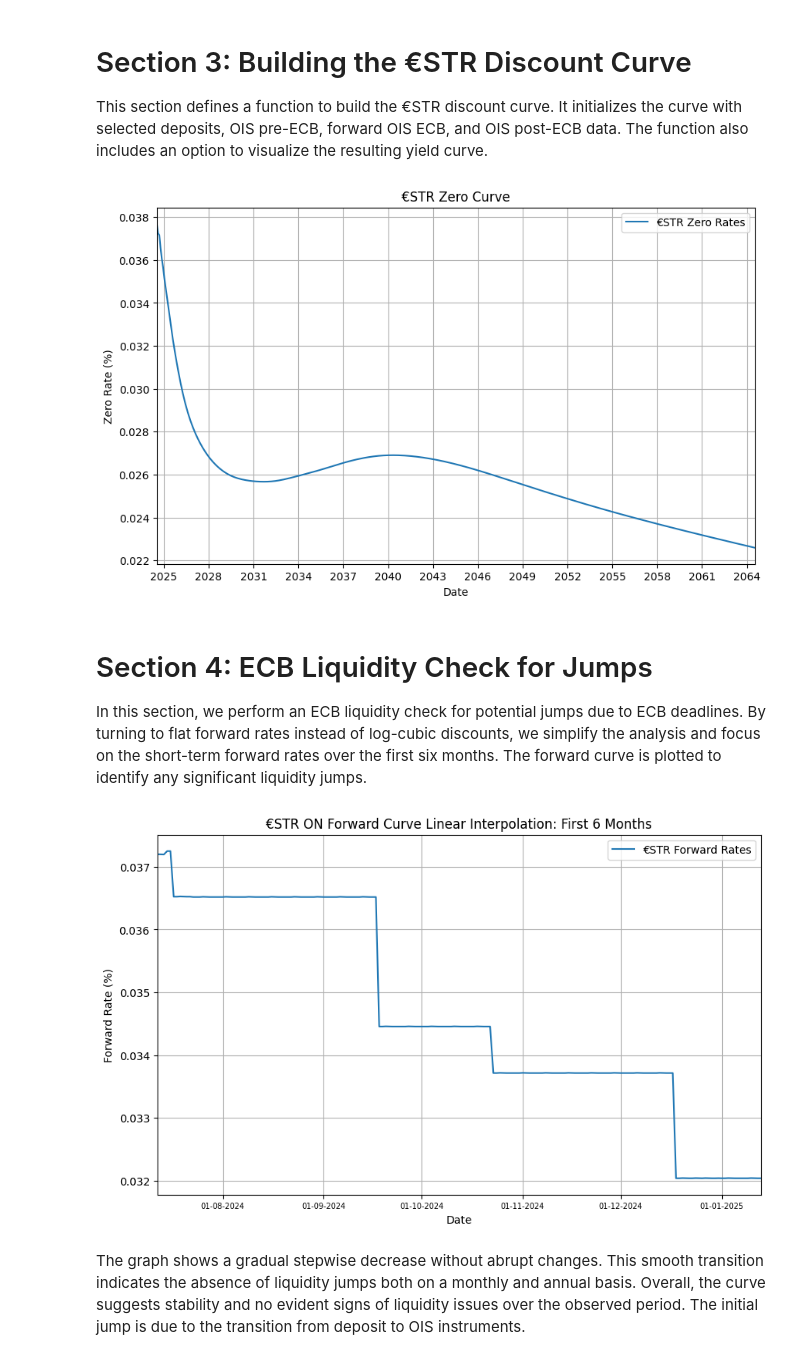
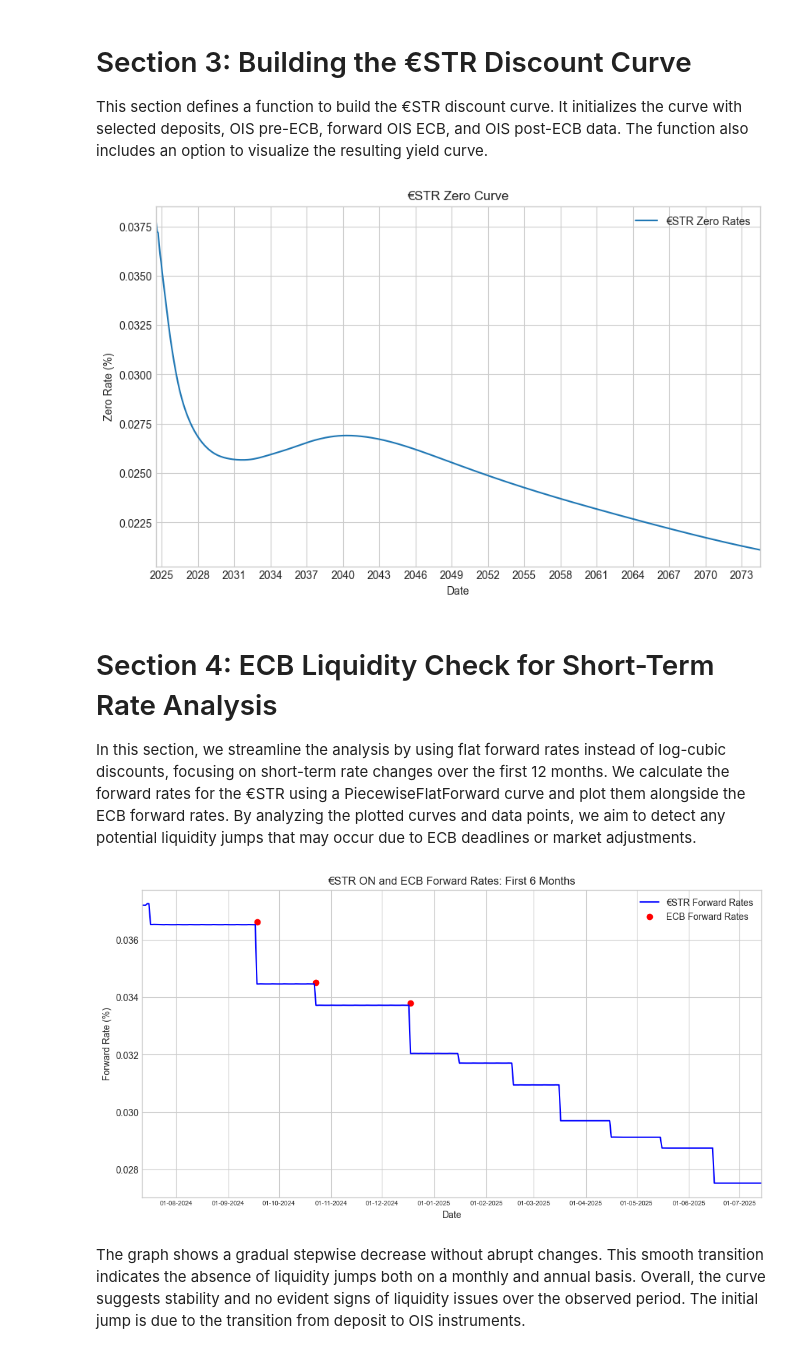
Before and after one commit to MITRIDAT3/Multiple-Curve-Construction-Study, a Jupyter notebook: MainNotebook.ipynb, the cells around one changed output. Saved outputs shown, nothing was run; the diff lists cells and outputs as text; code cells hidden in the pictures.

```diff
--- a/MainNotebook.ipynb
+++ b/MainNotebook.ipynb
@@ -234,7 +242,7 @@ def estr_curve_builder(
     estr_curve.enableExtrapolation() # Enable extrapolation for dates beyond the available data
 
     # Calculate discount factors for specified dates
-    dates = [settle_date + ql.Period(i, ql.Months) for i in range(0, 40 * 12 + 1)]
+    dates = [settle_date + ql.Period(i, ql.Months) for i in range(0, 50 * 12 + 1)]
 
     # Convert dates to datetime format
     dates_dt = [_to_datetime(date) for date in dates]
@@ -261,50 +269,70 @@ def estr_curve_builder(
 
 estr_curve, estr_helpers, estr_zero_rates = estr_curve_builder()
 # %% [output]
-[figure, old version]
+[figure, new version]
-# %% [markdown]
-# Section 4: ECB Liquidity Check for Jumps
-In this section, we perform an ECB liquidity check for potential jumps due to ECB deadlines. By turning to flat forward rates instead of log-cubic discounts, we simplify the analysis and focus on the short-term forward rates over the first six months. The forward curve is plotted to identify any significant liquidity jumps.
+# %% [markdown]
+# Section 4: ECB Liquidity Check for Short-Term Rate Analysis
+In this section, we streamline the analysis by using flat forward rates instead of log-cubic discounts, focusing on short-term rate changes over the first 12 months. We calculate the forward rates for the €STR using a PiecewiseFlatForward curve and plot them alongside the ECB forward rates. By analyzing the plotted curves and data points, we aim to detect any potential liquidity jumps that may occur due to ECB deadlines or market adjustments.
 # %%
 # To simplify analysis, we turn to flat forward rates instead of log-cubic discounts
 estr_curve_ff = ql.PiecewiseFlatForward(
     0, ql.TARGET(), estr_helpers, ql.Actual365Fixed()
 )
 estr_curve_ff.enableExtrapolation()
 
-# Restrict the plot to the first 6 months
-end = ql.TARGET().advance(settle_date, ql.Period(6, ql.Months))
+# Restrict the plot to the first 12 months
+end = ql.TARGET().advance(settle_date, ql.Period(12, ql.Months))
 
-# Calculate the forward rates for the first 6 months
+# Calculate the forward rates for the first 12 months
 dates = [
     ql.Date(serial)
     for serial in range(settle_date.serialNumber(), end.serialNumber() + 1)
 ]
+
+# Convert QuantLib dates to datetime
+dates_dt = [d.to_date() for d in dates]
 
 rates_ff = [
     estr_curve_ff.forwardRate(
         d, ql.TARGET().advance(d, 1, ql.Days), ql.Actual360(), ql.Simple
     ).rate()
     for d in dates
 ]
 
-# Convert QuantLib dates to datetime
-dates_dt = [d.to_date() for d in dates]
 
-plt.figure(figsize=(10, 6))
-plt.plot(dates_dt, rates_ff, label='€STR Forward Rates')
+
+
+# Convert QuantLib dates in 'Start_Period' to datetime objects
+forwards_ois_ecb_data['End_Period_dt'] = forwards_ois_ecb_data['End_Period'].apply(_to_datetime)
+
+# Convert ECB forward dates to datetime
+ecb_forward_dates = forwards_ois_ecb_data['End_Period_dt'].tolist()
+
+# Extract ECB forward rates from the 'Mid_Rate' column
+ecb_forward_rates = forwards_ois_ecb_data['Mid_Rate'].values/100
+
+# Plot €STR Forward Rates and ECB Forward Rates
+plt.figure(figsize=(12, 6))
+plt.plot(dates_dt, rates_ff, label='€STR Forward Rates', color='blue', linestyle='-')
+plt.scatter(ecb_forward_dates, ecb_forward_rates, label='ECB Forward Rates', color='red', marker='o')
+
+# Set x-axis properties
 plt.gca().xaxis.set_major_locator(mdates.MonthLocator(interval=1))
 plt.gca().xaxis.set_major_formatter(mdates.DateFormatter('%d-%m-%Y'))
 plt.gca().tick_params(axis='x', labelsize=7)  # Set the x-axis label size to be smaller
+
+# Set plot limits and labels
 plt.xlim(dates_dt[0], dates_dt[-1])
 plt.xlabel('Date')
 plt.ylabel('Forward Rate (%)')
-plt.title('€STR ON Forward Curve Linear Interpolation: First 6 Months')
+plt.title('€STR ON and ECB Forward Rates: First 6 Months')
 plt.legend()
 plt.grid(True)
+
+# Show the plot
 plt.show()
 # %% [output]
-[figure, old version]
+[figure, new version]
 # %% [markdown]
 The graph shows a gradual stepwise decrease without abrupt changes. This smooth transition indicates the absence of liquidity jumps both on a monthly and annual basis. Overall, the curve suggests stability and no evident signs of liquidity issues over the observed period. The initial jump is due to the transition from deposit to OIS instruments.
 # %% [markdown]
```
Also changed, not shown: parts of 27 cells of this notebook, 12 other files.
